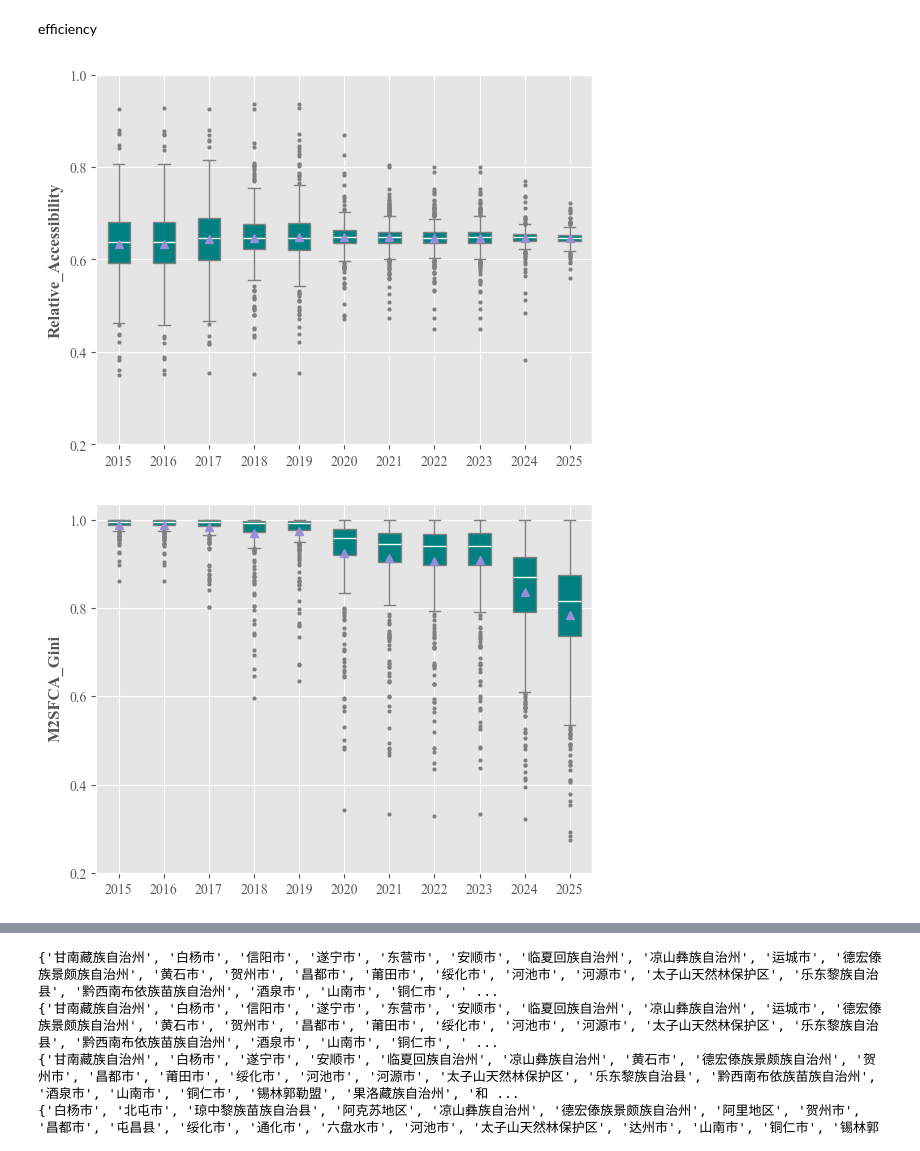
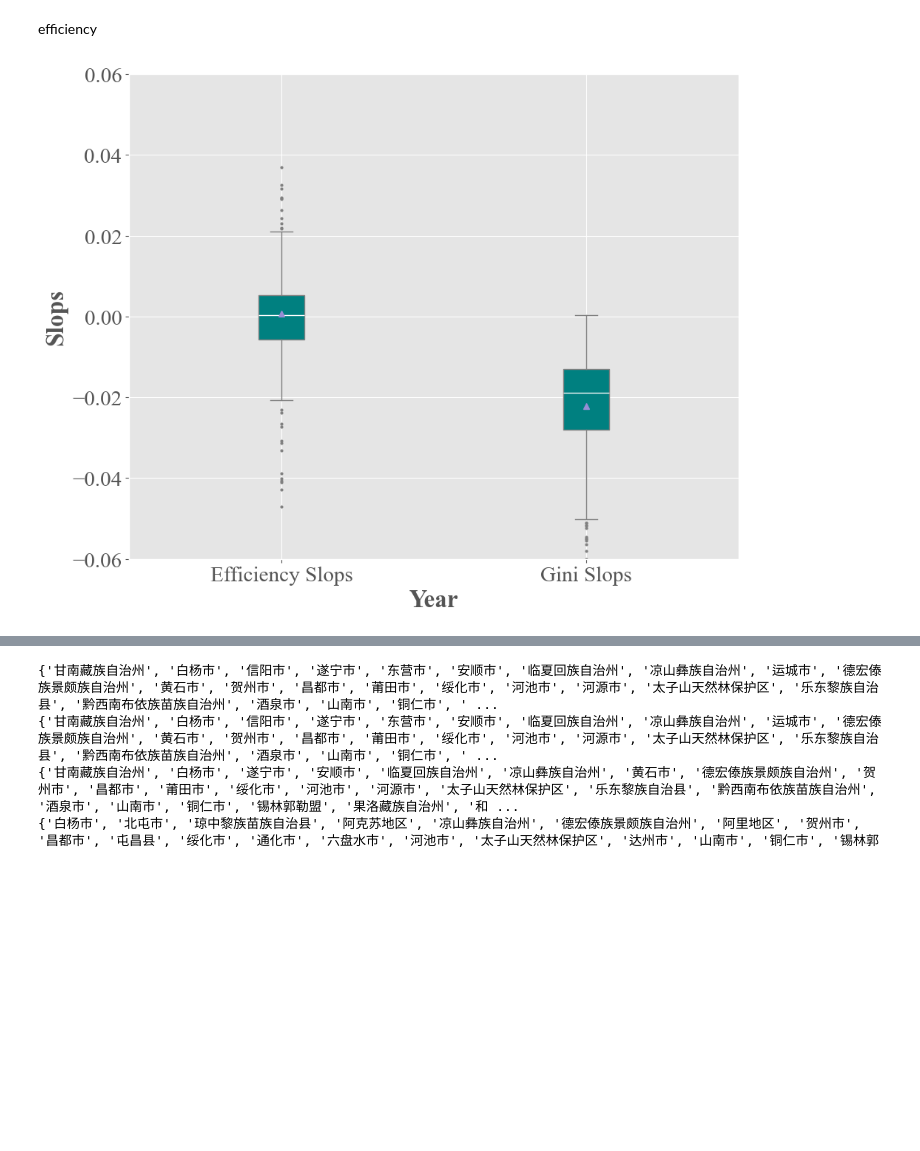
Before and after one commit to DingkangTeng/China-EVCS-Accessibility-and-Equity, a Jupyter notebook: main.ipynb, the cells around one changed output, grey strips where cells are left out. Drawn from its saved outputs; the diff is of its cells as text; code cells hidden in the pictures; blank space fills up the shorter version.

Commit message:
Beautify graphics

```diff
--- a/main.ipynb
+++ b/main.ipynb
@@ -28,11 +28,12 @@ efficiency
 # %%
 # Boxplot of efficiency
 from DataProcess.boxPlot import boxPlot
-boxPlot(RESULT.copy(), "Relative_Accessibility")
-boxPlot(RESULT.copy(), "M2SFCA_Gini")
+from DataProcess.setting import calSlop
+boxPlot(RESULT.copy(), "Relative_Accessibility", path=r".\\paper\\figure")
+boxPlot(RESULT.copy(), "M2SFCA_Gini", path=r".\\paper\\figure")
+boxPlot(calSlop(calSlop(RESULT.copy(), "Relative_Accessibility"), "M2SFCA_Gini"), ["Relative_Accessibility_2025-2015", "M2SFCA_Gini_2025-2015"], "Slops", (-0.06,0.06), ["Efficiency Slops", "Gini Slops"])
 # %% [output]
-[figure, old version]
+[figure, new version]
-[figure, removed]
 # %%
 # Proportional distribution with different levels of improvement in efficiency from 2015 to 2025
 from DataProcess.improvement import improvement
```
Also changed, not shown: parts of 5 cells of this notebook, 10 other files.
